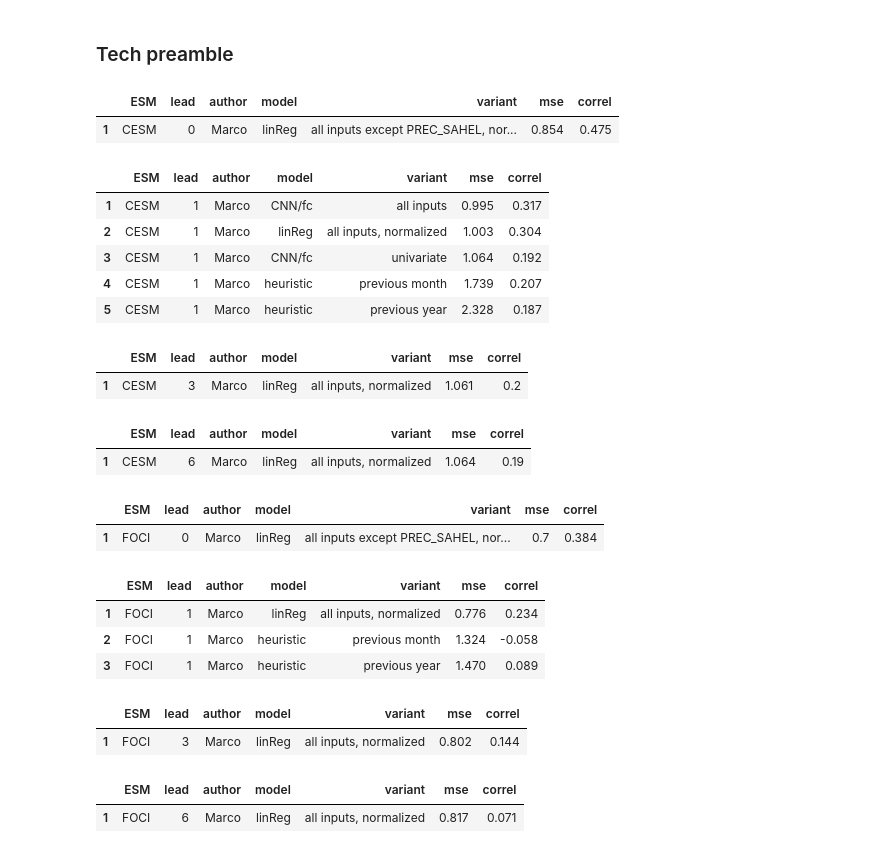
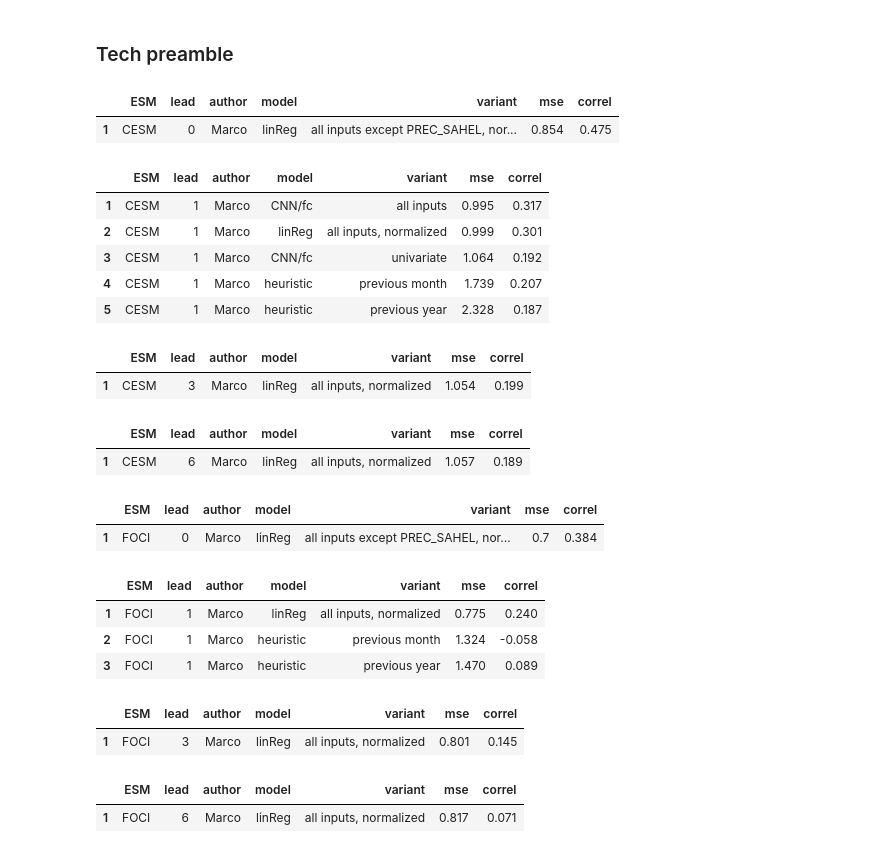
Before and after one commit to MarcoLandtHayen/predict_sahel_rainfall, a Jupyter notebook: results/results.ipynb, the cells around one changed output. Cells and saved outputs as stored; diff of their text form; code cells hidden in the pictures.

```diff
--- a/results/results.ipynb
+++ b/results/results.ipynb
@@ -87,13 +87,13 @@ results = {
                 ],
     'mse': [0.854,
             0.995,
-            1.003,
+            0.999,
             1.064,
-            1.061,
-            1.064,
+            1.054,
+            1.057,
             0.7,
-            0.776,
-            0.802,
+            0.775,
+            0.801,
             0.817,
             1.739,
             2.328,
@@ -102,13 +102,13 @@ results = {
             ],
     'correl': [0.475,
                0.317,
-               0.304,
+               0.301,
                0.192,
-               0.2,
-               0.19,
+               0.199,
+               0.189,
                0.384,
-               0.234,
-               0.144,
+               0.24,
+               0.145,
                0.071,
                0.207,
                0.187,
@@ -120,48 +120,48 @@ results = {
 # Convert to pandas dataframe:
 results_all = pd.DataFrame(results)
 
 ## Show results separately for both ESMs (CESM and FOCI) and all lead times (0, 1, 3, 6 months):
 
 # Loop over ESMs:
 for ESM in ['CESM', 'FOCI']:
 
     # Loop over lead times:
     for lead in [0, 1, 3, 6]:
 
         # Get subset of results, according to current ESM and lead time:
         results_subset = results_all.loc[results_all['ESM'] == ESM].loc[results_all['lead'] == lead]
 
         # Sort by mse (ascending order) and then by correlation coefficient (descending order):
         results_subset = results_subset.sort_values(by=['mse', 'correl'], ascending=[True, False])
 
         # Reset index for subset:
         results_subset = results_subset.reset_index(drop=True)
 
         # Start index from ONE:
         results_subset.index += 1
 
         # Show subset of results as table:
         display(results_subset)
 # %% [output]
 |  | ESM | lead | author | model | variant | mse | correl |
 | 1 | CESM | 0 | Marco | linReg | all inputs except PREC_SAHEL, nor... | 0.854 | 0.475 |
 |  | ESM | lead | author | model | variant | mse | correl |
 | 1 | CESM | 1 | Marco | CNN/fc | all inputs | 0.995 | 0.317 |
-| 2 | CESM | 1 | Marco | linReg | all inputs, normalized | 1.003 | 0.304 |
+| 2 | CESM | 1 | Marco | linReg | all inputs, normalized | 0.999 | 0.301 |
 | 3 | CESM | 1 | Marco | CNN/fc | univariate | 1.064 | 0.192 |
 | 4 | CESM | 1 | Marco | heuristic | previous month | 1.739 | 0.207 |
 | 5 | CESM | 1 | Marco | heuristic | previous year | 2.328 | 0.187 |
 |  | ESM | lead | author | model | variant | mse | correl |
-| 1 | CESM | 3 | Marco | linReg | all inputs, normalized | 1.061 | 0.2 |
+| 1 | CESM | 3 | Marco | linReg | all inputs, normalized | 1.054 | 0.199 |
 |  | ESM | lead | author | model | variant | mse | correl |
-| 1 | CESM | 6 | Marco | linReg | all inputs, normalized | 1.064 | 0.19 |
+| 1 | CESM | 6 | Marco | linReg | all inputs, normalized | 1.057 | 0.189 |
 |  | ESM | lead | author | model | variant | mse | correl |
 | 1 | FOCI | 0 | Marco | linReg | all inputs except PREC_SAHEL, nor... | 0.7 | 0.384 |
 |  | ESM | lead | author | model | variant | mse | correl |
-| 1 | FOCI | 1 | Marco | linReg | all inputs, normalized | 0.776 | 0.234 |
+| 1 | FOCI | 1 | Marco | linReg | all inputs, normalized | 0.775 | 0.240 |
 | 2 | FOCI | 1 | Marco | heuristic | previous month | 1.324 | -0.058 |
 | 3 | FOCI | 1 | Marco | heuristic | previous year | 1.470 | 0.089 |
 |  | ESM | lead | author | model | variant | mse | correl |
-| 1 | FOCI | 3 | Marco | linReg | all inputs, normalized | 0.802 | 0.144 |
+| 1 | FOCI | 3 | Marco | linReg | all inputs, normalized | 0.801 | 0.145 |
 |  | ESM | lead | author | model | variant | mse | correl |
 | 1 | FOCI | 6 | Marco | linReg | all inputs, normalized | 0.817 | 0.071 |
```
Also changed, not shown: 5 other files.
